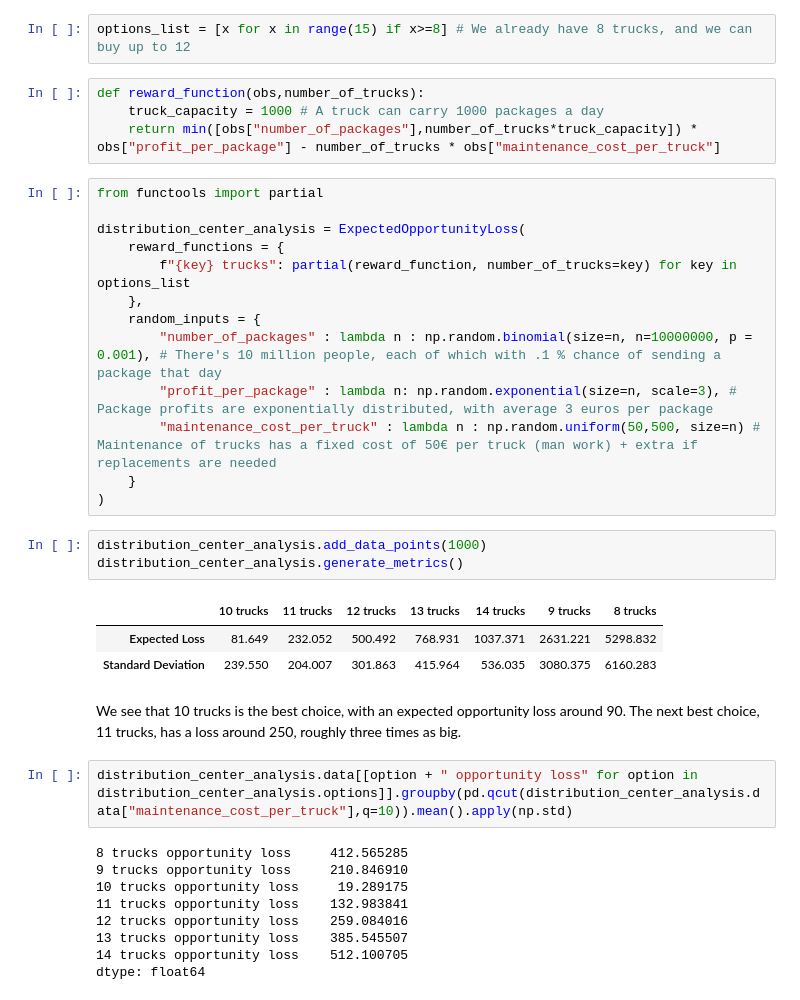
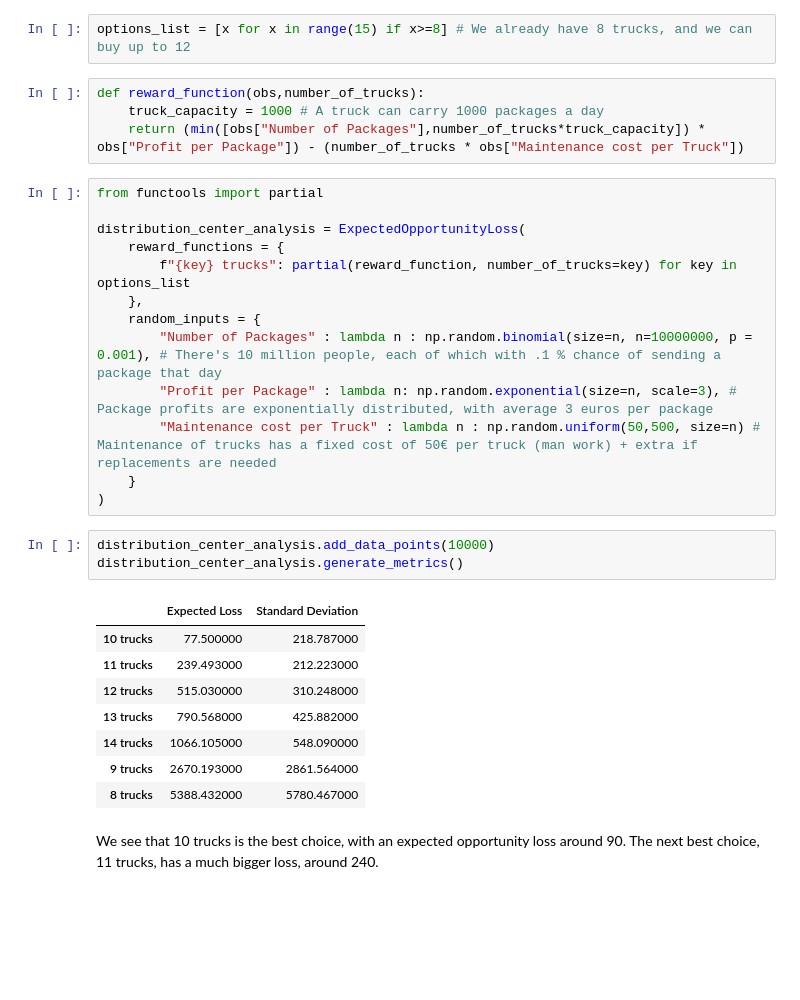
Before and after one commit to migueltorrescosta/notebooks, a Jupyter notebook: ExpectedOpportunityLoss.ipynb, the cells around one changed output. Cells and saved outputs as stored; diff of their text form; blank space fills up the shorter version.

```diff
--- a/ExpectedOpportunityLoss.ipynb
+++ b/ExpectedOpportunityLoss.ipynb
@@ -143,7 +167,7 @@ options_list = [x for x in range(15) if x>=8] # We already have 8 trucks, and we
 # %%
 def reward_function(obs,number_of_trucks):
     truck_capacity = 1000 # A truck can carry 1000 packages a day
-    return min([obs["number_of_packages"],number_of_trucks*truck_capacity]) * obs["profit_per_package"] - number_of_trucks * obs["maintenance_cost_per_truck"]
+    return (min([obs["Number of Packages"],number_of_trucks*truck_capacity]) * obs["Profit per Package"]) - (number_of_trucks * obs["Maintenance cost per Truck"])
 # %%
 from functools import partial
 
@@ -152,31 +176,25 @@ distribution_center_analysis = ExpectedOpportunityLoss(
         f"{key} trucks": partial(reward_function, number_of_trucks=key) for key in options_list
     },
     random_inputs = {
-        "number_of_packages" : lambda n : np.random.binomial(size=n, n=10000000, p = 0.001), # There's 10 million people, each of which with .1 % chance of sending a package that day
-        "profit_per_package" : lambda n: np.random.exponential(size=n, scale=3), # Package profits are exponentially distributed, with average 3 euros per package
-        "maintenance_cost_per_truck" : lambda n : np.random.uniform(50,500, size=n) # Maintenance of trucks has a fixed cost of 50€ per truck (man work) + extra if replacements are needed
+        "Number of Packages" : lambda n : np.random.binomial(size=n, n=10000000, p = 0.001), # There's 10 million people, each of which with .1 % chance of sending a package that day
+        "Profit per Package" : lambda n: np.random.exponential(size=n, scale=3), # Package profits are exponentially distributed, with average 3 euros per package
+        "Maintenance cost per Truck" : lambda n : np.random.uniform(50,500, size=n) # Maintenance of trucks has a fixed cost of 50€ per truck (man work) + extra if replacements are needed
     }
 )
 # %%
-distribution_center_analysis.add_data_points(1000)
+distribution_center_analysis.add_data_points(10000)
 distribution_center_analysis.generate_metrics()
 # %% [output]
-|  | 10 trucks | 11 trucks | 12 trucks | 13 trucks | 14 trucks | 9 trucks | 8 trucks |
-| Expected Loss | 81.649 | 232.052 | 500.492 | 768.931 | 1037.371 | 2631.221 | 5298.832 |
-| Standard Deviation | 239.550 | 204.007 | 301.863 | 415.964 | 536.035 | 3080.375 | 6160.283 |
+|  | Expected Loss | Standard Deviation |
+| 10 trucks | 77.500000 | 218.787000 |
+| 11 trucks | 239.493000 | 212.223000 |
+| 12 trucks | 515.030000 | 310.248000 |
+| 13 trucks | 790.568000 | 425.882000 |
+| 14 trucks | 1066.105000 | 548.090000 |
+| 9 trucks | 2670.193000 | 2861.564000 |
+| 8 trucks | 5388.432000 | 5780.467000 |
 # %% [markdown]
-We see that 10 trucks is the best choice, with an expected opportunity loss around 90. The next best choice, 11 trucks, has a loss around 250, roughly three times as big.
+We see that 10 trucks is the best choice, with an expected opportunity loss around 90. The next best choice, 11 trucks, has a much bigger loss, around 240.
-# %%
-distribution_center_analysis.data[[option + " opportunity loss" for option in distribution_center_analysis.options]].groupby(pd.qcut(distribution_center_analysis.data["maintenance_cost_per_truck"],q=10)).mean().apply(np.std)
-# %% [output]
-8 trucks opportunity loss     412.565285
-9 trucks opportunity loss     210.846910
-10 trucks opportunity loss     19.289175
-11 trucks opportunity loss    132.983841
-12 trucks opportunity loss    259.084016
-13 trucks opportunity loss    385.545507
-14 trucks opportunity loss    512.100705
-dtype: float64
 # %%
 distribution_center_analysis.plot_loss_distribution()
 # %% [output]
```
Also changed, not shown: parts of 8 cells of this notebook.
